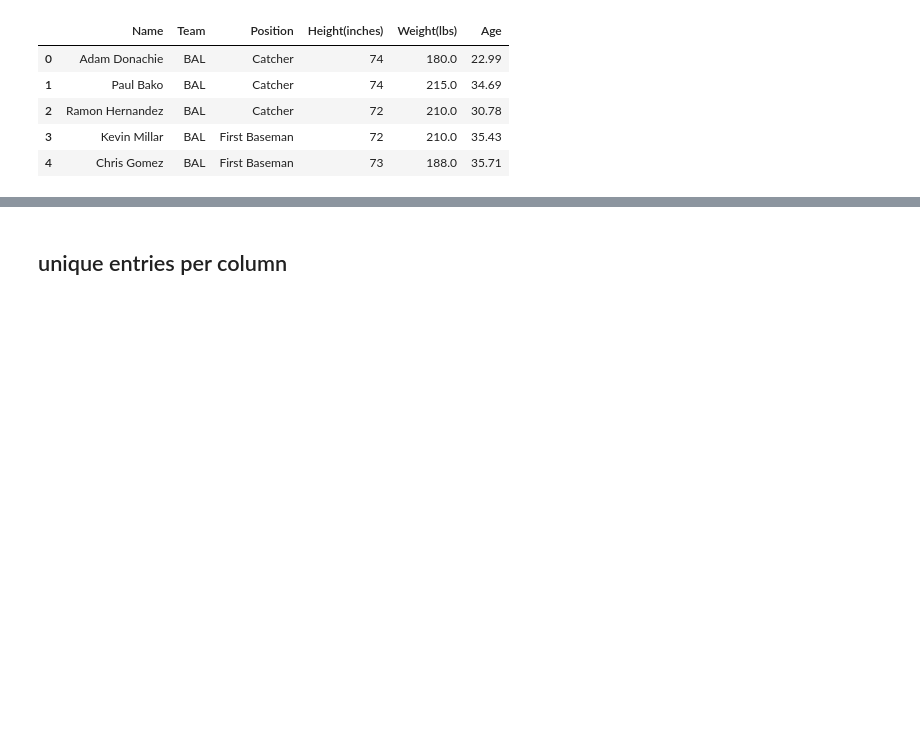
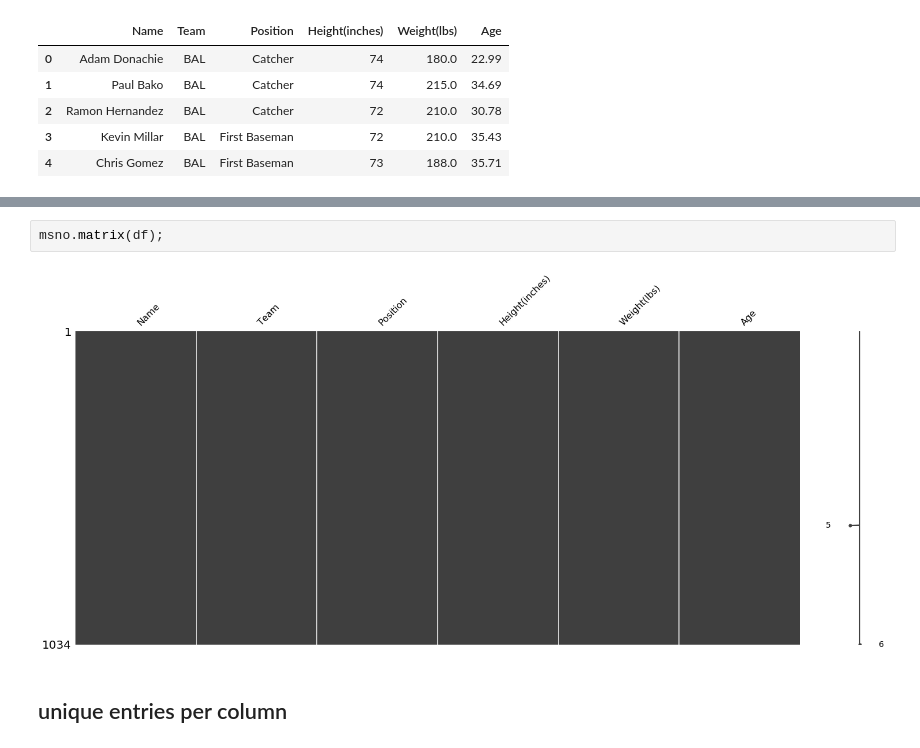
Before and after one commit to umbcdata601/fall2018, a Jupyter notebook: jupyter_notebooks/all characterization attacks on a dataframe.ipynb, the cells around one changed output, grey strips where cells are left out. Drawn from its saved outputs; the diff is of its cells as text; blank space fills up the shorter version.

```diff
--- a/jupyter_notebooks/all characterization attacks on a dataframe.ipynb
+++ b/jupyter_notebooks/all characterization attacks on a dataframe.ipynb
@@ -101,3 +127,7 @@ df.describe(include = 'all')
+# %%
+msno.matrix(df);
+# %% [output]
+[figure, added]
 # %% [markdown]
 ## unique entries per column
 # %%
```
Also changed, not shown: parts of 6 cells of this notebook.
